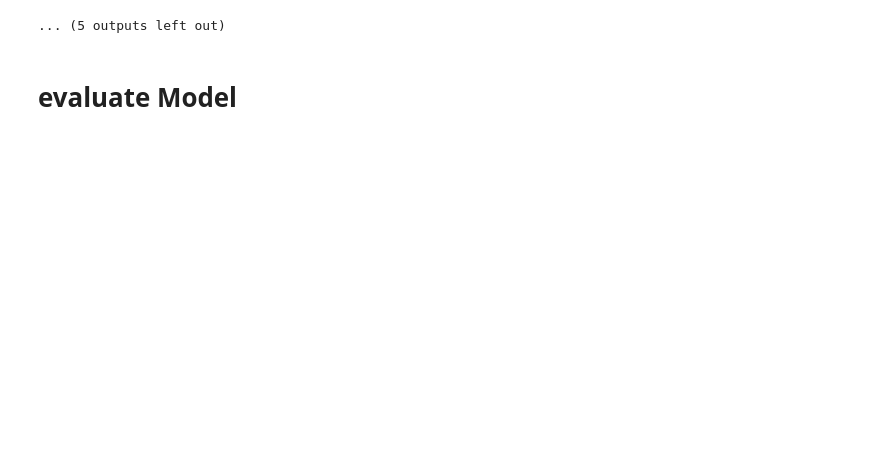
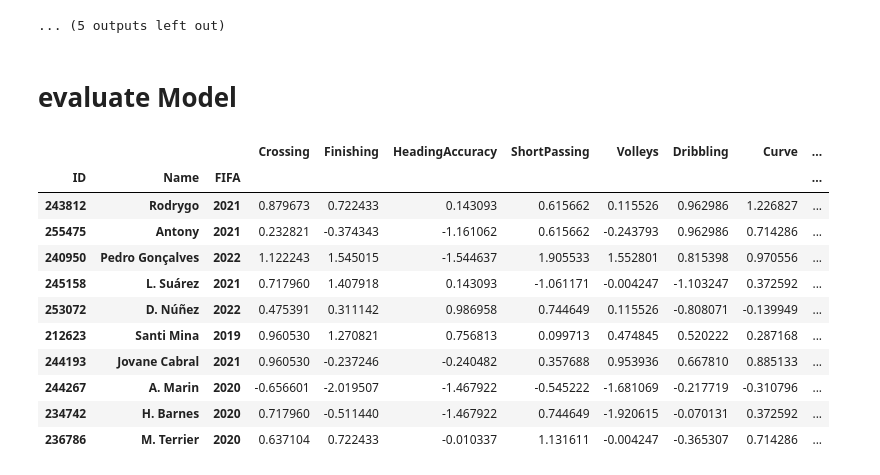
Before and after one commit to robb1302/statsfaction, a Jupyter notebook: scripts/sport_analytics/model/what was his name again.ipynb, the cells around one changed output. Saved outputs shown, nothing was run; the diff lists cells and outputs as text; code cells hidden in the pictures; blank space fills up the shorter version.

```diff
--- a/scripts/sport_analytics/model/what was his name again.ipynb
+++ b/scripts/sport_analytics/model/what was his name again.ipynb
@@ -575,8 +595,23 @@ XGBoost Classifier training----->
 # %% [markdown]
 # evaluate Model
 # %%
+my_model = model_results['Decision Tree Classifier']['Model']
+
 false_positives = (my_model.predict_proba(X_test_scaled_df)[:,1]>0.5)&(~y_test)
 X_test_scaled_df[false_positives]
+# %% [output]
+|  |  |  | Crossing | Finishing | HeadingAccuracy | ShortPassing | Volleys | Dribbling | Curve | ... |
+| ID | Name | FIFA |  |  |  |  |  |  |  | ... |
+| 243812 | Rodrygo | 2021 | 0.879673 | 0.722433 | 0.143093 | 0.615662 | 0.115526 | 0.962986 | 1.226827 | ... |
+| 255475 | Antony | 2021 | 0.232821 | -0.374343 | -1.161062 | 0.615662 | -0.243793 | 0.962986 | 0.714286 | ... |
+| 240950 | Pedro Gonçalves | 2022 | 1.122243 | 1.545015 | -1.544637 | 1.905533 | 1.552801 | 0.815398 | 0.970556 | ... |
+| 245158 | L. Suárez | 2021 | 0.717960 | 1.407918 | 0.143093 | -1.061171 | -0.004247 | -1.103247 | 0.372592 | ... |
+| 253072 | D. Núñez | 2022 | 0.475391 | 0.311142 | 0.986958 | 0.744649 | 0.115526 | -0.808071 | -0.139949 | ... |
+| 212623 | Santi Mina | 2019 | 0.960530 | 1.270821 | 0.756813 | 0.099713 | 0.474845 | 0.520222 | 0.287168 | ... |
+| 244193 | Jovane Cabral | 2021 | 0.960530 | -0.237246 | -0.240482 | 0.357688 | 0.953936 | 0.667810 | 0.885133 | ... |
+| 244267 | A. Marin | 2020 | -0.656601 | -2.019507 | -1.467922 | -0.545222 | -1.681069 | -0.217719 | -0.310796 | ... |
+| 234742 | H. Barnes | 2020 | 0.717960 | -0.511440 | -1.467922 | 0.744649 | -1.920615 | -0.070131 | 0.372592 | ... |
+| 236786 | M. Terrier | 2020 | 0.637104 | 0.722433 | -0.010337 | 1.131611 | -0.004247 | -0.365307 | 0.714286 | ... |
 # %%
 false_negatives = (my_model.predict_proba(X_test_scaled_df)[:,1]<0.4)&(y_test)
 X_test_scaled_df[false_negatives]
```
Also changed, not shown: parts of 15 cells of this notebook, 3 other files.
